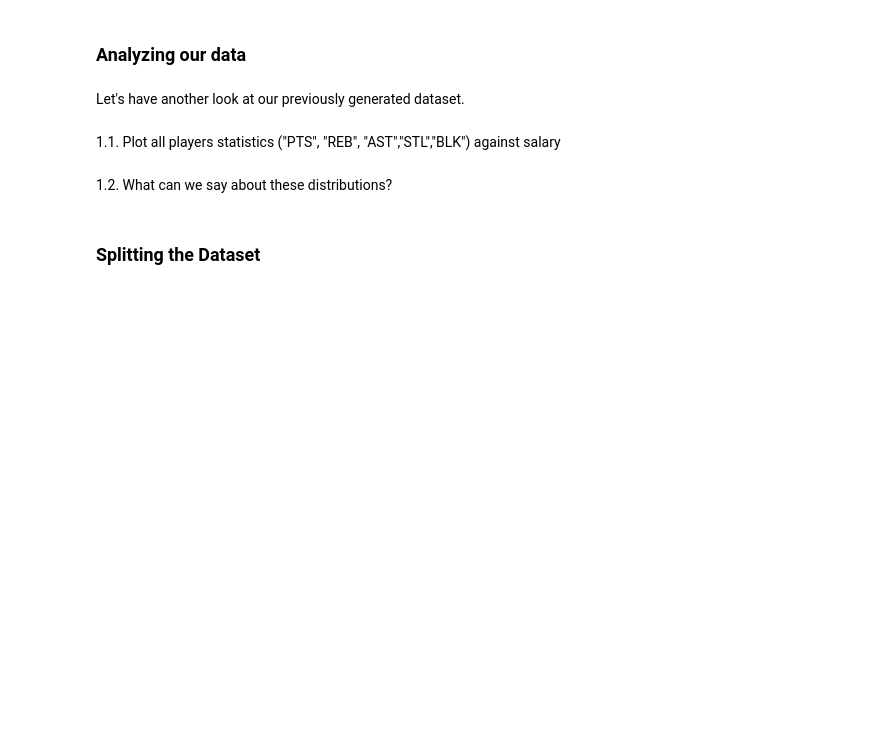
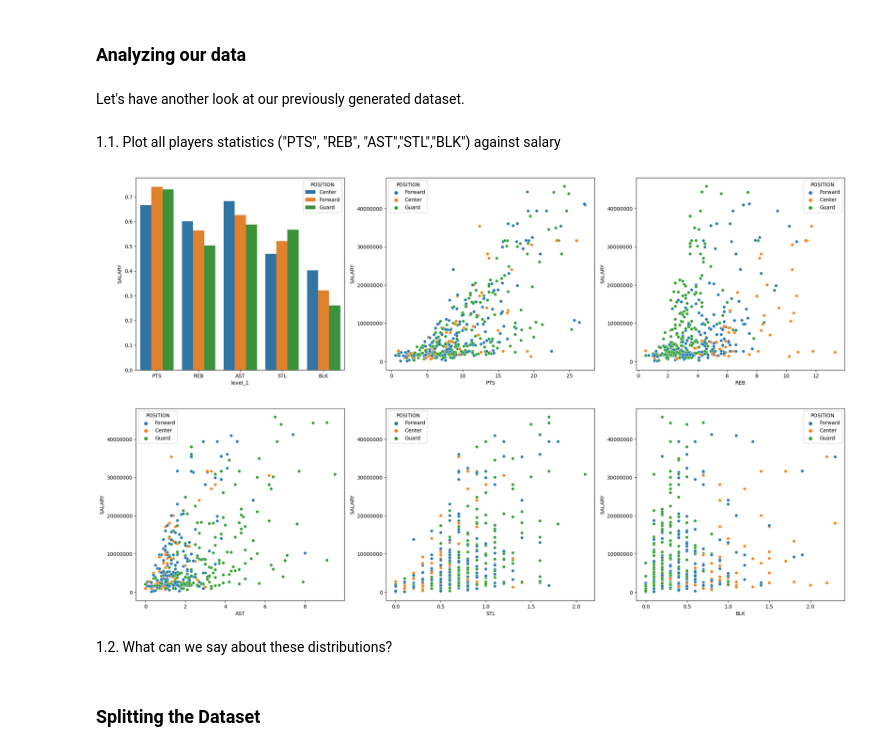
Before and after one commit to ja-818/NBA_outcomes_predictor, a Jupyter notebook: sprint_2_julian_arango.ipynb, the cells around one changed output. Saved outputs shown, nothing was run; the diff lists cells and outputs as text; code cells hidden in the pictures; blank space fills up the shorter version.

```diff
--- a/sprint_2_julian_arango.ipynb
+++ b/sprint_2_julian_arango.ipynb
@@ -35,6 +39,28 @@ data = pd.read_csv("https://raw.githubusercontent.com/anyoneai/notebooks/main/da
 Let's have another look at our previously generated dataset.
 # %% [markdown]
 1.1. Plot all players statistics ("PTS", "REB", "AST","STL","BLK") against salary
+# %%
+fig, ax = plt.subplots(2,3,figsize=(25,15))
+
+# Dataframe for Salary vs Stats per position plot
+a=data[["PTS", "REB", "AST","STL","BLK", "POSITION", "SALARY"]]
+a=a.groupby(by="POSITION").corr()
+b=a.T.iloc[-1].reset_index()
+corr_salary_stats_pos=b[b["level_1"] != "SALARY"]
+
+# Salary vs Stats per position
+sns.barplot(corr_salary_stats_pos, x="level_1", y="SALARY", hue="POSITION", ax=ax[0][0])
+
+# Salary vs "PTS", "REB", "AST","STL","BLK"
+sns.scatterplot(data, y="SALARY", x=data["PTS"], ax=ax[0,1], hue="POSITION").ticklabel_format(style="plain")
+sns.scatterplot(data, y="SALARY", x=data["REB"], ax=ax[0,2], hue="POSITION").ticklabel_format(style="plain")
+sns.scatterplot(data, y="SALARY", x=data["AST"], ax=ax[1,0], hue="POSITION").ticklabel_format(style="plain")
+sns.scatterplot(data, y="SALARY", x=data["STL"], ax=ax[1,1], hue="POSITION").ticklabel_format(style="plain")
+sns.scatterplot(data, y="SALARY", x=data["BLK"], ax=ax[1,2], hue="POSITION").ticklabel_format(style="plain")
+
+plt.show()
+# %% [output]
+[figure, added]
 # %% [markdown]
 1.2. What can we say about these distributions?
 # %% [markdown]
```
Also changed, not shown: parts of 3 cells of this notebook, 1 other file.
